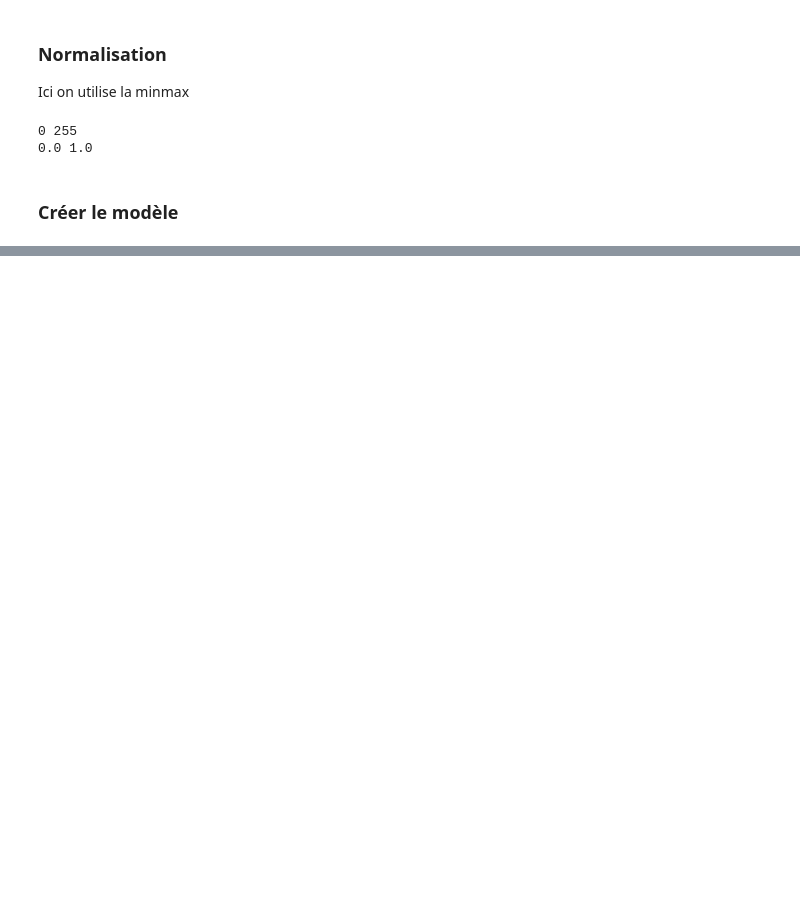
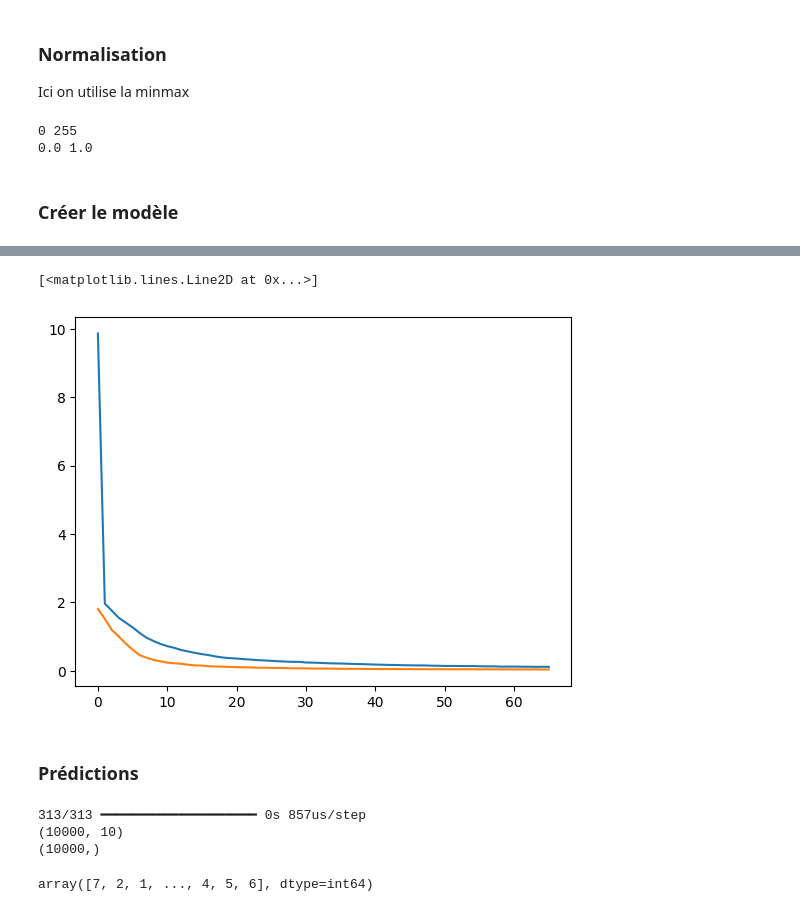
Before and after one commit to csdevignes/MachineLearniaCourse, a Jupyter notebook: FIDLE_training/CNN.ipynb, the cells around one changed output, grey strips where cells are left out. Cells and saved outputs as stored; diff of their text form; code cells hidden in the pictures; blank space fills up the shorter version.

```diff
--- a/FIDLE_training/CNN.ipynb
+++ b/FIDLE_training/CNN.ipynb
@@ -246,0 +188,22 @@ Model: "sequential_1"
+# %%
+plt.plot(history.history['loss'])
+plt.plot(history.history['val_loss'])
+# %% [output]
+[<matplotlib.lines.Line2D at 0x...>]
+[figure, added]
+# %% [markdown]
+### Prédictions
+# %%
+y_pred = model.predict(x_test)
+y_pred_class = np.argmax(y_pred, axis = 1)
+
+print(y_pred.shape)
+print(y_pred_class.shape)
+# %% [output]
+313/313 ━━━━━━━━━━━━━━━━━━━━ 0s 857us/step
+(10000, 10)
+(10000,)
+# %%
+y_pred_class
+# %% [output]
+array([7, 2, 1, ..., 4, 5, 6], dtype=int64)
```
Also changed, not shown: parts of 30 cells of this notebook, 54 other files.
